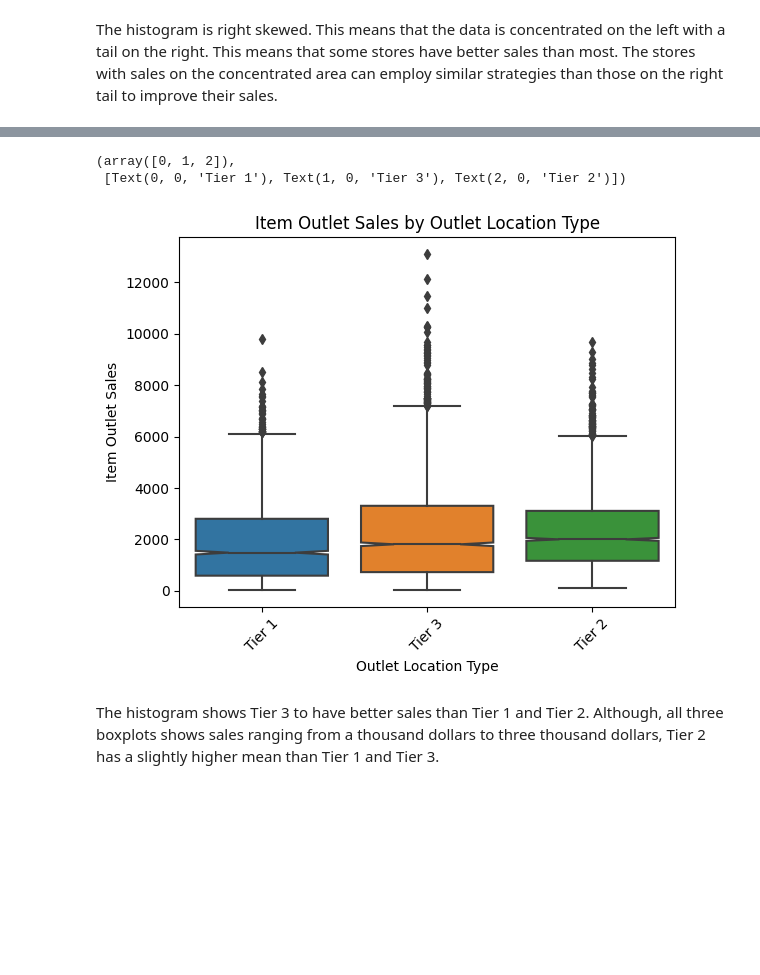
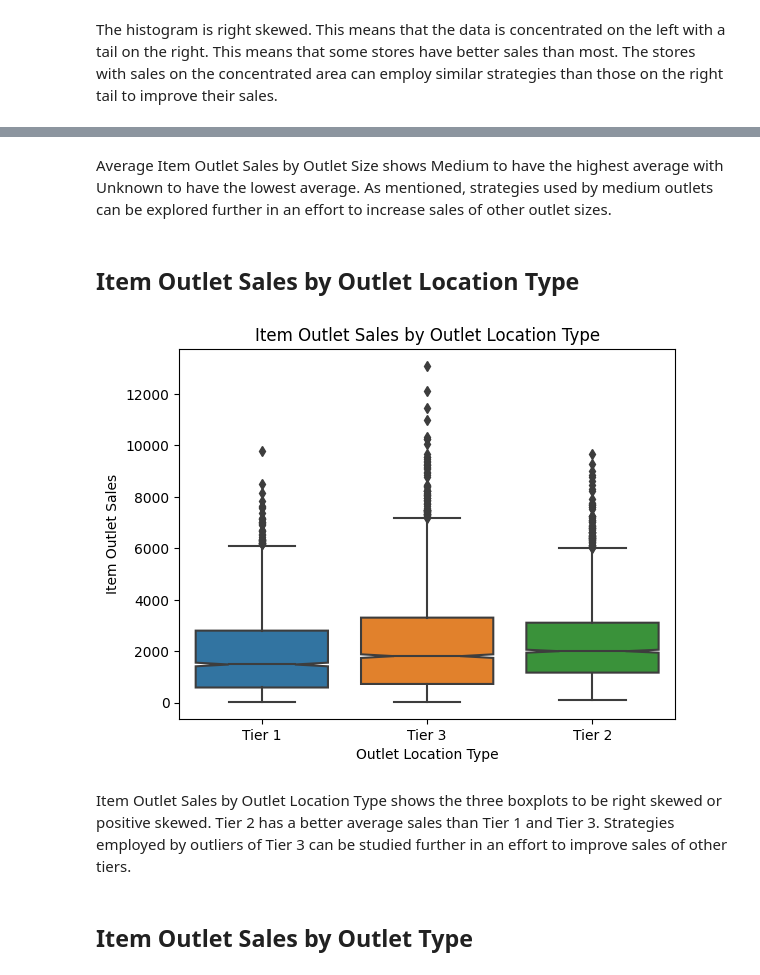
Before and after one commit to hannahcanon09/sales-predictions, a Jupyter notebook: CANON_Project_1_(Core).ipynb, the cells around one changed output, grey strips where cells are left out. Drawn from its saved outputs; the diff is of its cells as text; code cells hidden in the pictures; blank space fills up the shorter version.

```diff
--- a/CANON_Project_1_(Core).ipynb
+++ b/CANON_Project_1_(Core).ipynb
@@ -337,0 +211,3 @@ Name: Item_Fat_Content, dtype: int64
+# %%
+# fill in missing values with 'Unknown'
+df['Outlet_Size'].fillna('Unknown', inplace=True)
@@ -504,19 +700,21 @@ The histogram is right skewed. This means that the data is concentrated on the l
+# %% [markdown]
+Average Item Outlet Sales by Outlet Size shows Medium to have the highest average with Unknown to have the lowest average. As mentioned, strategies used by medium outlets can be explored further in an effort to increase sales of other outlet sizes.
+# %% [markdown]
+## Item Outlet Sales by Outlet Location Type
 # %%
-# More boxplots to view statistical summaries
-
-# Boxplot for Outlet Location Type and Item Outlet Sales
+# boxplot for Item Outlet Sales by Outlet Location Type
 sns.boxplot(data = df, x='Outlet_Location_Type', y = 'Item_Outlet_Sales', notch = True);
 
 # Set title and labels
 plt.title ('Item Outlet Sales by Outlet Location Type', fontsize= 'large')
 plt.xlabel('Outlet Location Type', fontsize = 'medium')
 plt.ylabel('Item Outlet Sales', fontsize = 'medium')
 
 # adjust x-ticks
-plt.xticks(rotation=45)
+plt.xticks(rotation=0);
 # %% [output]
-(array([0, 1, 2]),
- [Text(0, 0, 'Tier 1'), Text(1, 0, 'Tier 3'), Text(2, 0, 'Tier 2')])
-[figure, old version]
+[figure, new version]
-# %% [markdown]
-The histogram shows Tier 3 to have better sales than Tier 1 and Tier 2. Although, all three boxplots shows sales ranging from a thousand dollars to three thousand dollars, Tier 2 has a slightly higher mean than Tier 1 and Tier 3.
+# %% [markdown]
+Item Outlet Sales by Outlet Location Type shows the three boxplots to be right skewed or positive skewed. Tier 2 has a better average sales than Tier 1 and Tier 3. Strategies employed by outliers of Tier 3 can be studied further in an effort to improve sales of other tiers.
+# %% [markdown]
+## Item Outlet Sales by Outlet Type
```
Also changed, not shown: parts of 151 cells of this notebook.
